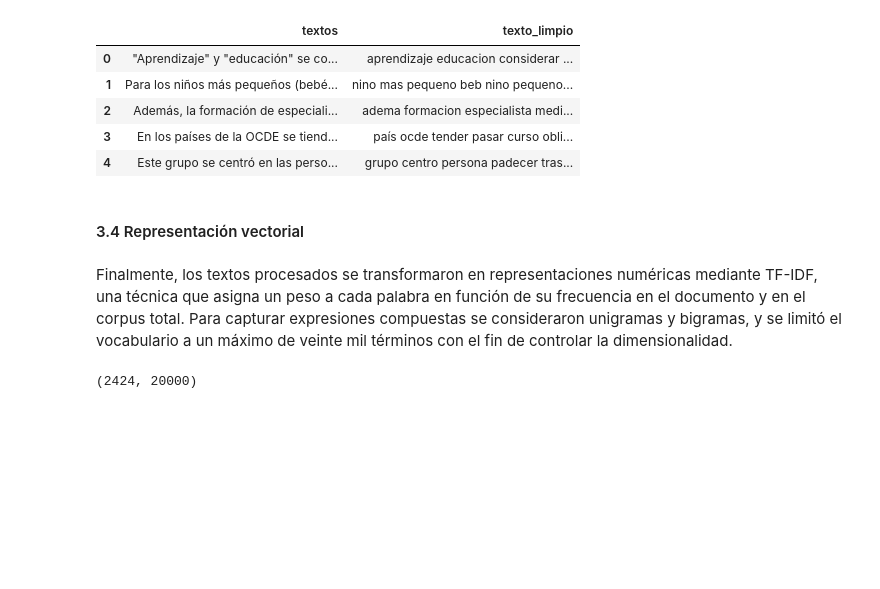
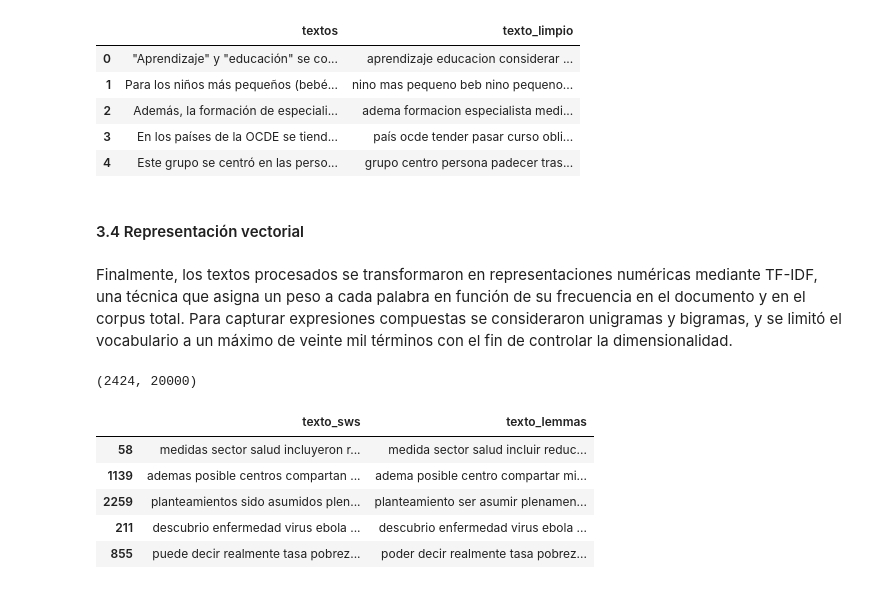
Before and after one commit to carvafel/Proyecto-1---BI, a Jupyter notebook: analisis.ipynb, the cells around one changed output. Drawn from its saved outputs; the diff is of its cells as text; code cells hidden in the pictures; blank space fills up the shorter version.

```diff
--- a/analisis.ipynb
+++ b/analisis.ipynb
@@ -358,3 +329,46 @@ y = data['labels']
 X.shape
 # %% [output]
 (2424, 20000)
+# %%
+import importlib.util
+
+def tiene_paquete(nombre):
+    return importlib.util.find_spec(nombre) is not None
+
+usa_spacy = tiene_paquete("spacy")
+
+if usa_spacy:
+    import spacy
+    from spacy.util import is_package
+    if not is_package("es_core_news_sm"):
+        print("El modelo 'es_core_news_sm' no está instalado. Instálalo con:")
+        print("    python -m spacy download es_core_news_sm")
+        usa_spacy = False
+
+if usa_spacy:
+    nlp = spacy.load("es_core_news_sm", disable=["ner"])
+    def lematizar(texto: str) -> str:
+        doc = nlp(texto)
+        return " ".join(t.lemma_ for t in doc if t.lemma_)
+    # Procesamiento por lotes para mayor rapidez
+    data["texto_lemmas"] = [" ".join(t.lemma_ for t in doc if t.lemma_)
+                            for doc in nlp.pipe(data["texto_sws"], batch_size=1000)]
+else:
+    # Respaldo: stemming con NLTK si spaCy o el modelo no están disponibles
+    import nltk
+    from nltk.stem import SnowballStemmer
+    nltk.download("punkt", quiet=True)
+    stemmer = SnowballStemmer("spanish")
+    def lematizar(texto: str) -> str:
+        return " ".join(stemmer.stem(t) for t in texto.split())
+    data["texto_lemmas"] = data["texto_sws"].apply(lematizar)
+
+ej_lem = data.sample(5, random_state=23)[["texto_sws", "texto_lemmas"]]
+ej_lem
+# %% [output]
+|  | texto_sws | texto_lemmas |
+| 58 | medidas sector salud incluyeron r... | medida sector salud incluir reduc... |
+| 1139 | ademas posible centros compartan ... | adema posible centro compartar mi... |
+| 2259 | planteamientos sido asumidos plen... | planteamiento ser asumir plenamen... |
+| 211 | descubrio enfermedad virus ebola ... | descubrio enfermedad virus ebola ... |
+| 855 | puede decir realmente tasa pobrez... | poder decir realmente tasa pobrez... |
```
Also changed, not shown: parts of 2 cells of this notebook.
